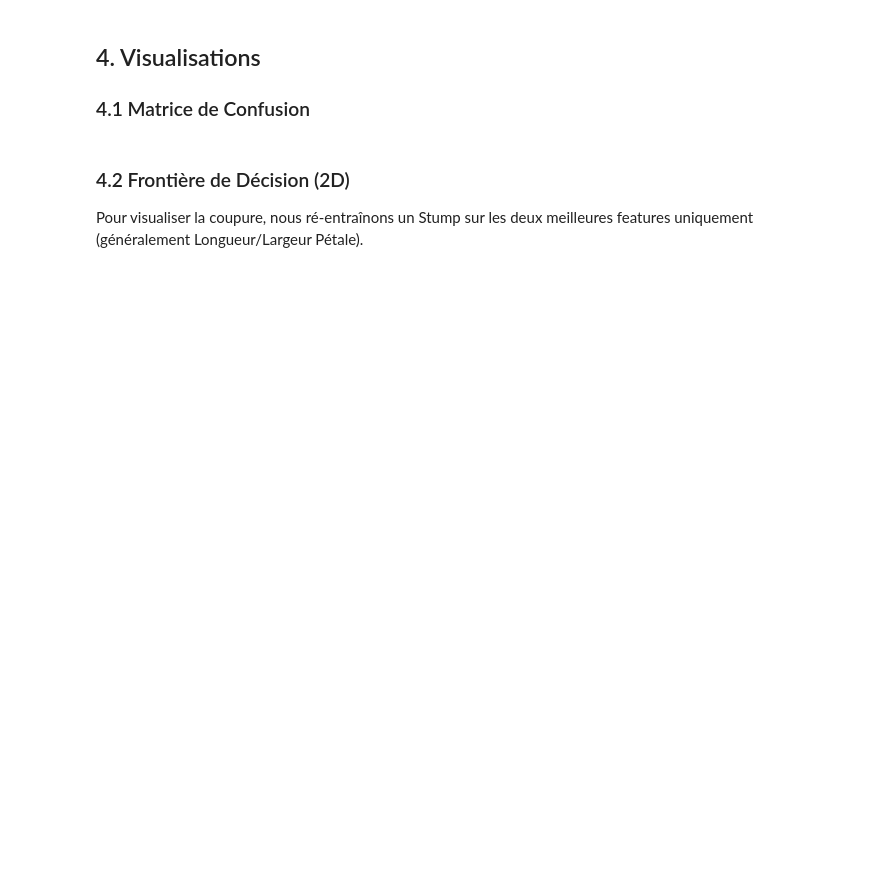
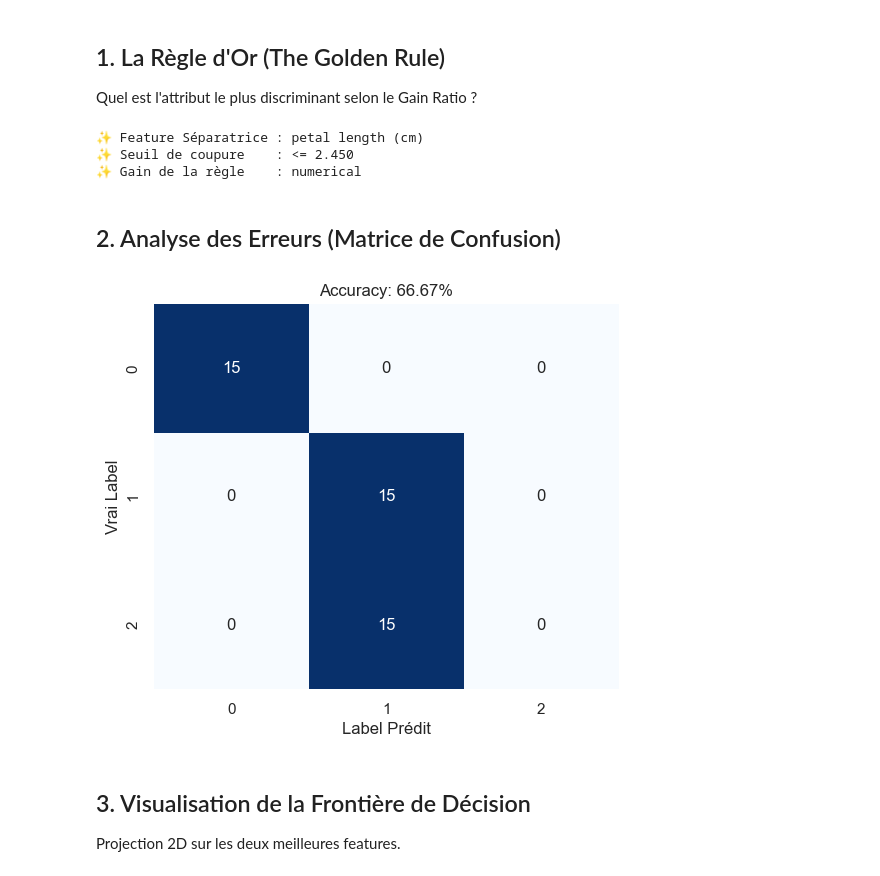
Before and after one commit to HalimaElfilaliEchChafiq/decision-stump-c50, a Jupyter notebook: notebooks/02_final_results.ipynb, the cells around one changed output. Drawn from its saved outputs; the diff is of its cells as text; code cells hidden in the pictures; blank space fills up the shorter version.

```diff
--- a/notebooks/02_final_results.ipynb
+++ b/notebooks/02_final_results.ipynb
@@ -90,18 +26,53 @@ print(f"   F1-Score : {f1:.2%} (Macro)")
+# %%
+from src.stump import DecisionStump
+from src.metrics import accuracy, confusion_matrix
+from sklearn.model_selection import train_test_split
+from sklearn.preprocessing import LabelEncoder
+
+# Data setup
+try:
+    df = pd.read_csv('../data/raw/iris.csv')
+except:
+    from sklearn.datasets import load_iris
+    d = load_iris(); df = pd.DataFrame(d.data, columns=d.feature_names); df['target'] = d.target
+
+X = df.iloc[:, :-1].values
+y = df.iloc[:, -1].values
+features = df.columns[:-1]
+
+X_train, X_test, y_train, y_test = train_test_split(X, y, test_size=0.3, random_state=42, stratify=y)
+# %% [markdown]
+## 1. La Règle d'Or (The Golden Rule)
+Quel est l'attribut le plus discriminant selon le Gain Ratio ?
+# %%
+model = DecisionStump(criterion='gain_ratio')
+model.fit(X_train, y_train, feature_names=features)
+
+if model.feature_index_ is not None:
+    print(f"✨ Feature Séparatrice : {model.feature_name_}")
+    print(f"✨ Seuil de coupure    : <= {model.threshold_:.3f}")
+    print(f"✨ Gain de la règle    : {model.feature_type_}") # feature_type stocke 'numerical' ici
+else:
+    print("Modèle constant.")
+# %% [output]
+✨ Feature Séparatrice : petal length (cm)
+✨ Seuil de coupure    : <= 2.450
+✨ Gain de la règle    : numerical
 # %% [markdown]
-## 4. Visualisations
-### 4.1 Matrice de Confusion
+## 2. Analyse des Erreurs (Matrice de Confusion)
 # %%
-# Génération de la matrice
-cm_df = confusion_matrix(y_test, y_pred)
+y_pred = model.predict(X_test)
+cm = confusion_matrix(y_test, y_pred)
 
-# Affichage
-plt.figure(figsize=(8, 6))
-sns.heatmap(cm_df, annot=True, fmt='d', cmap='Blues', cbar=False)
-plt.title('Matrice de Confusion (Iris Test)')
-plt.ylabel('Vraie Classe')
-plt.xlabel('Classe Prédite')
+plt.figure(figsize=(6, 5))
+sns.heatmap(cm, annot=True, fmt='d', cmap='Blues', cbar=False)
+plt.ylabel('Vrai Label')
+plt.xlabel('Label Prédit')
+plt.title(f"Accuracy: {accuracy(y_test, y_pred):.2%}")
 plt.show()
+# %% [output]
+[figure, added]
 # %% [markdown]
-### 4.2 Frontière de Décision (2D)
-Pour visualiser la coupure, nous ré-entraînons un Stump sur les deux meilleures features uniquement (généralement Longueur/Largeur Pétale).
+## 3. Visualisation de la Frontière de Décision
+Projection 2D sur les deux meilleures features.
 # %%
```
Also changed, not shown: parts of 10 cells of this notebook, 5 other files.
